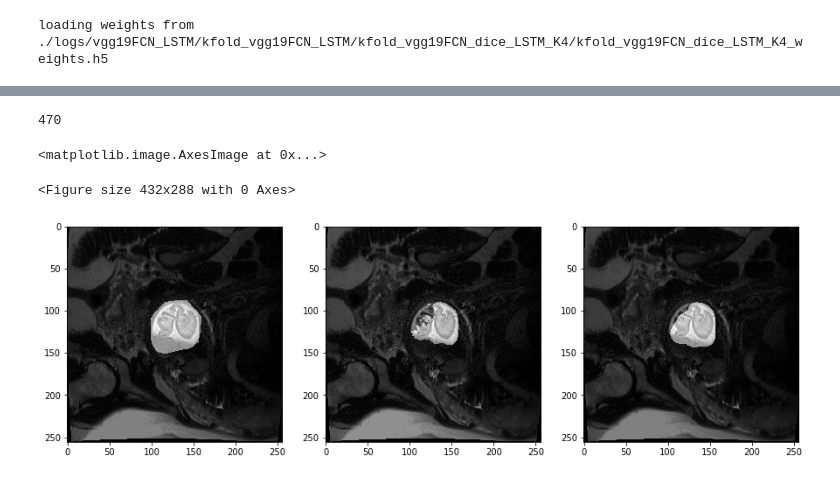
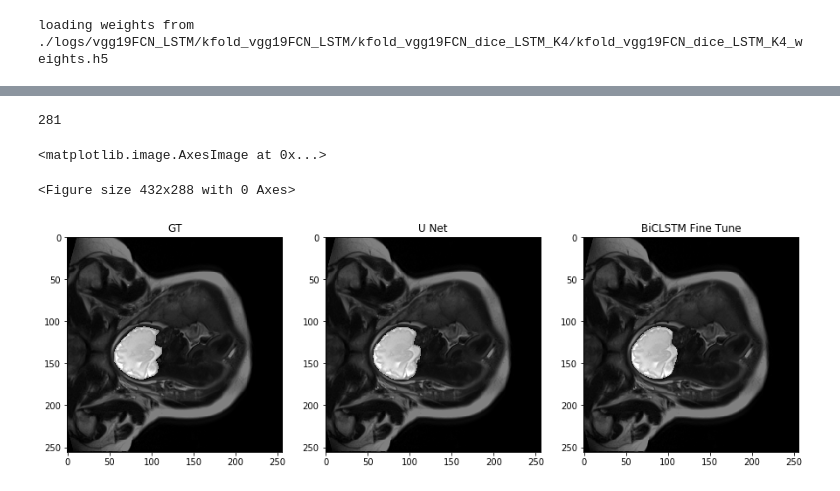
Before and after one commit to FNNDSC/fetal-brain-segmentation, a Jupyter notebook: LSTM_Exp-Copy1.ipynb, the cells around one changed output, grey strips where cells are left out. Drawn from its saved outputs; the diff is of its cells as text; code cells hidden in the pictures.

```diff
--- a/LSTM_Exp-Copy1.ipynb
+++ b/LSTM_Exp-Copy1.ipynb
@@ -194,39 +194,40 @@ print(len(te_images))
 # %%
 j = random.randint(0, len(te_images))
 plt.gray()
-#j = 470
-#j = 1744
 mask = te_masks[j]
 mask[mask==255] = 1
 
 print(j)
 with pre_graph.as_default():
         pre_r = pre_model.predict(np.expand_dims(te_images[j],0))
         pre_r[pre_r<0.5] = 0
         pre_r[pre_r>0.5] = 1
 
 with pre_graph.as_default():
         pre_r1 = pre_model.predict(np.expand_dims(te_images[j-1],0))
         pre_r2 = pre_model.predict(np.expand_dims(te_images[j],0))
         pre_r3 = pre_model.predict(np.expand_dims(te_images[j+1],0))
         pre = np.array([np.concatenate((pre_r1, pre_r2, pre_r3), axis=0)])
         pre[pre >= 0.5] = 1
         pre[pre < 0.5] = 0
 
 with lstm_graph.as_default():
     r = model.predict(pre)
     r[r<0.5] = 0
     r[r>0.5] = 1
 
 f, axarr = plt.subplots(1,3,figsize=(15,15))
-axarr[0].imshow(np.squeeze(te_images[j] + te_masks[j] * 255))
-axarr[1].imshow(np.squeeze(te_images[j] + pre_r * 200))
+axarr[0].set_title('GT')
+axarr[0].imshow(np.squeeze(te_images[j] + te_masks[j] * 255), label='test')
+axarr[1].set_title('U Net')
+axarr[1].imshow(np.squeeze(te_images[j] + pre_r * 255))
+axarr[2].set_title('BiCLSTM Fine Tune')
 axarr[2].imshow(np.squeeze(te_images[j] + r * 255))
 # %% [output]
-470
+281
 <matplotlib.image.AxesImage at 0x...>
 <Figure size 432x288 with 0 Axes>
-[figure, old version]
+[figure, new version]
 # %%
 print(f1_score(pre_r.flatten(), mask.flatten()))
 print(recall_score(pre_r.flatten(), mask.flatten()))
```
Also changed, not shown: parts of 3 cells of this notebook, 8 other files.
